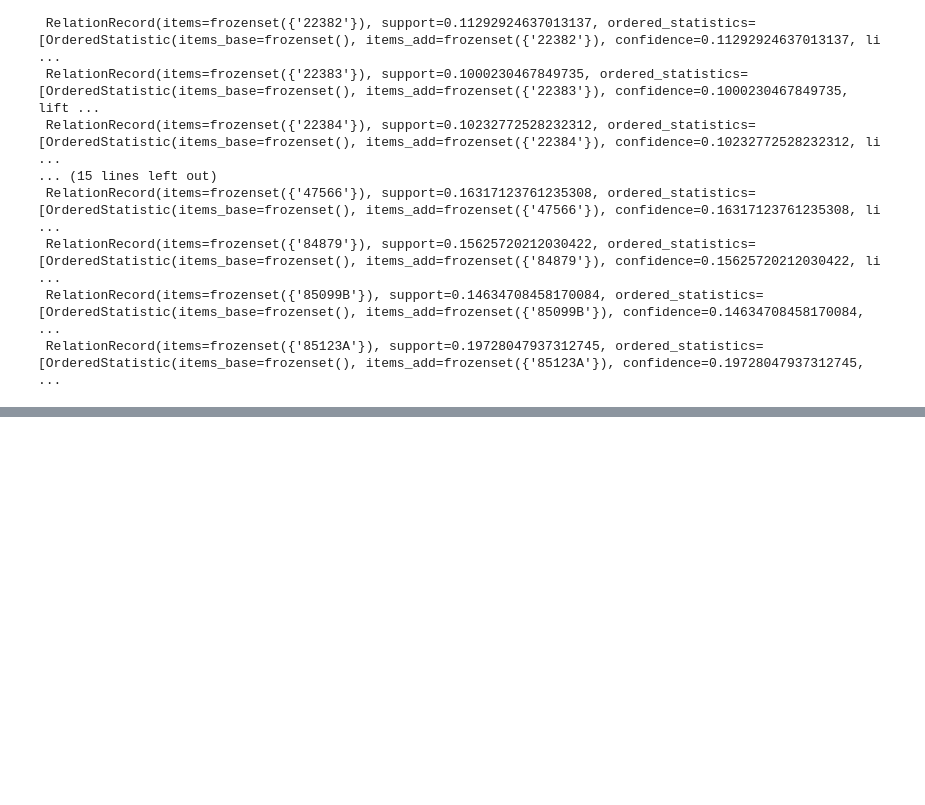
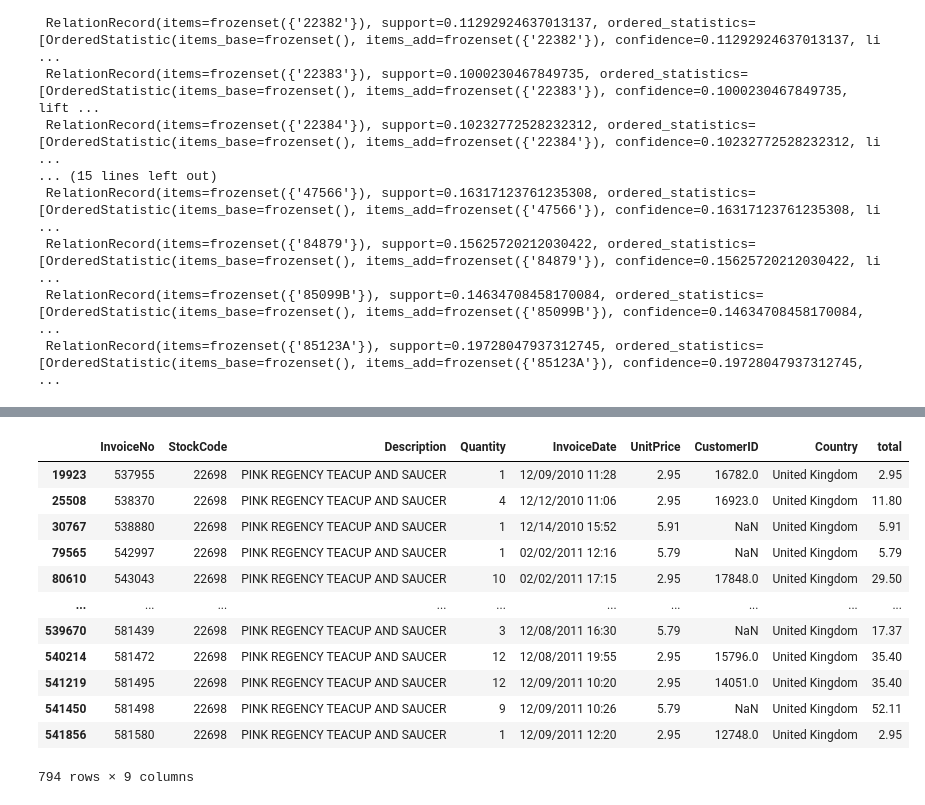
Before and after one commit to pondbaahh/DWDM21, a Jupyter notebook: Chapter6_Association_Rules.ipynb, the cells around one changed output, grey strips where cells are left out. Saved outputs shown, nothing was run; the diff lists cells and outputs as text; code cells hidden in the pictures; blank space fills up the shorter version.

```diff
--- a/Chapter6_Association_Rules.ipynb
+++ b/Chapter6_Association_Rules.ipynb
@@ -386,0 +403,16 @@ data_clean[data_clean['StockCode']=='23298']
+# %%
+data_clean[data_clean['StockCode']=='22698'] #22698	PINK REGENCY TEACUP AND SAUCER
+# %% [output]
+|  | InvoiceNo | StockCode | Description | Quantity | InvoiceDate | UnitPrice | CustomerID | Country | total |
+| 19923 | 537955 | 22698 | PINK REGENCY TEACUP AND SAUCER | 1 | 12/09/2010 11:28 | 2.95 | 16782.0 | United Kingdom | 2.95 |
+| 25508 | 538370 | 22698 | PINK REGENCY TEACUP AND SAUCER | 4 | 12/12/2010 11:06 | 2.95 | 16923.0 | United Kingdom | 11.80 |
+| 30767 | 538880 | 22698 | PINK REGENCY TEACUP AND SAUCER | 1 | 12/14/2010 15:52 | 5.91 | NaN | United Kingdom | 5.91 |
+| 79565 | 542997 | 22698 | PINK REGENCY TEACUP AND SAUCER | 1 | 02/02/2011 12:16 | 5.79 | NaN | United Kingdom | 5.79 |
+| 80610 | 543043 | 22698 | PINK REGENCY TEACUP AND SAUCER | 10 | 02/02/2011 17:15 | 2.95 | 17848.0 | United Kingdom | 29.50 |
+| ... | ... | ... | ... | ... | ... | ... | ... | ... | ... |
+| 539670 | 581439 | 22698 | PINK REGENCY TEACUP AND SAUCER | 3 | 12/08/2011 16:30 | 5.79 | NaN | United Kingdom | 17.37 |
+| 540214 | 581472 | 22698 | PINK REGENCY TEACUP AND SAUCER | 12 | 12/08/2011 19:55 | 2.95 | 15796.0 | United Kingdom | 35.40 |
+| 541219 | 581495 | 22698 | PINK REGENCY TEACUP AND SAUCER | 12 | 12/09/2011 10:20 | 2.95 | 14051.0 | United Kingdom | 35.40 |
+| 541450 | 581498 | 22698 | PINK REGENCY TEACUP AND SAUCER | 9 | 12/09/2011 10:26 | 5.79 | NaN | United Kingdom | 52.11 |
+| 541856 | 581580 | 22698 | PINK REGENCY TEACUP AND SAUCER | 1 | 12/09/2011 12:20 | 2.95 | 12748.0 | United Kingdom | 2.95 |
+794 rows × 9 columns
```
Also changed, not shown: parts of 5 cells of this notebook.
